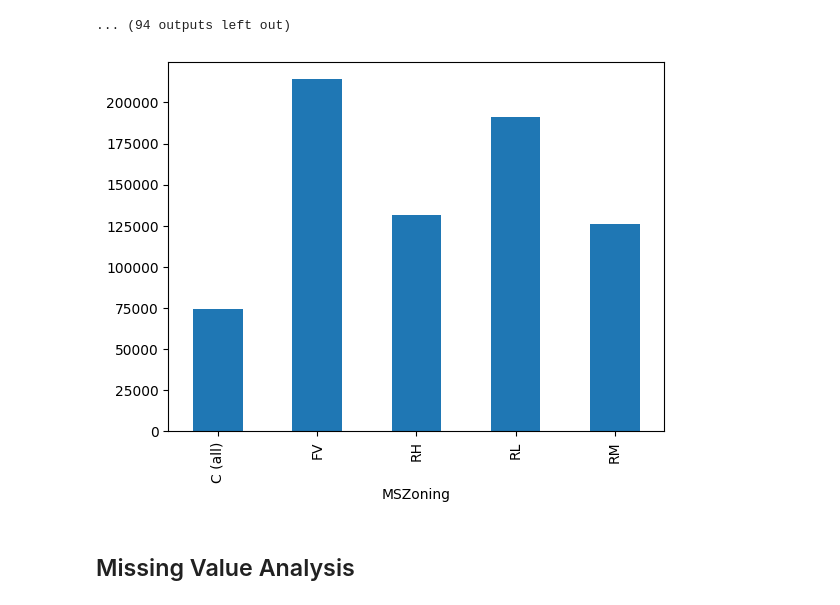
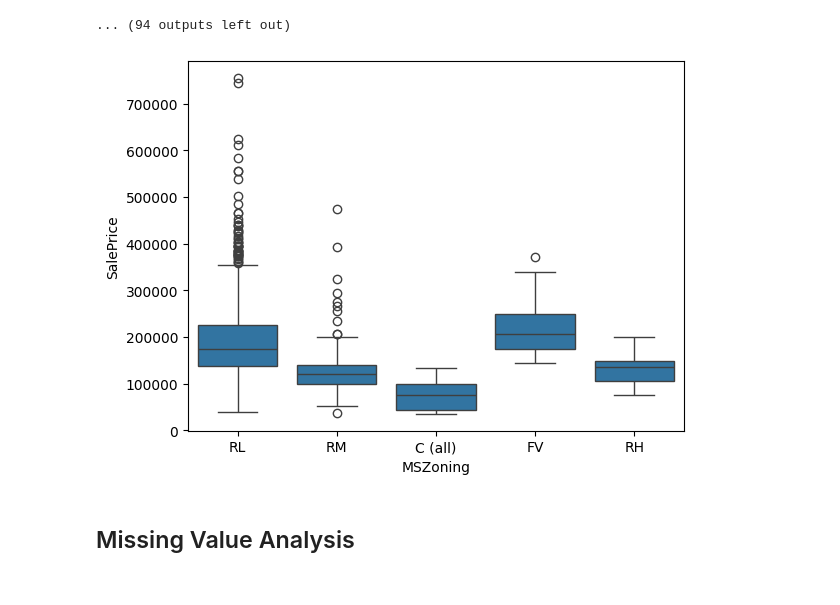
Before and after one commit to bartutaskin/House-Prices-Prediction, a Jupyter notebook: notebooks/01_eda.ipynb, the cells around one changed output. Drawn from its saved outputs; the diff is of its cells as text; code cells hidden in the pictures.

```diff
--- a/notebooks/01_eda.ipynb
+++ b/notebooks/01_eda.ipynb
@@ -363,10 +363,10 @@ AllPub          1459  99.931507
 NoSeWa             1   0.068493
 [figure]
 ... (94 outputs left out)
-# %%
-train_df.groupby("MSZoning")["SalePrice"].mean().plot(kind="bar");
-# %% [output]
-[figure, removed]
+# %%
+sns.boxplot(x="MSZoning", y="SalePrice", data=train_df);
+# %% [output]
+[figure, added]
 # %% [markdown]
 ## Missing Value Analysis
 # %%
```
Also changed, not shown: 2 other files.
